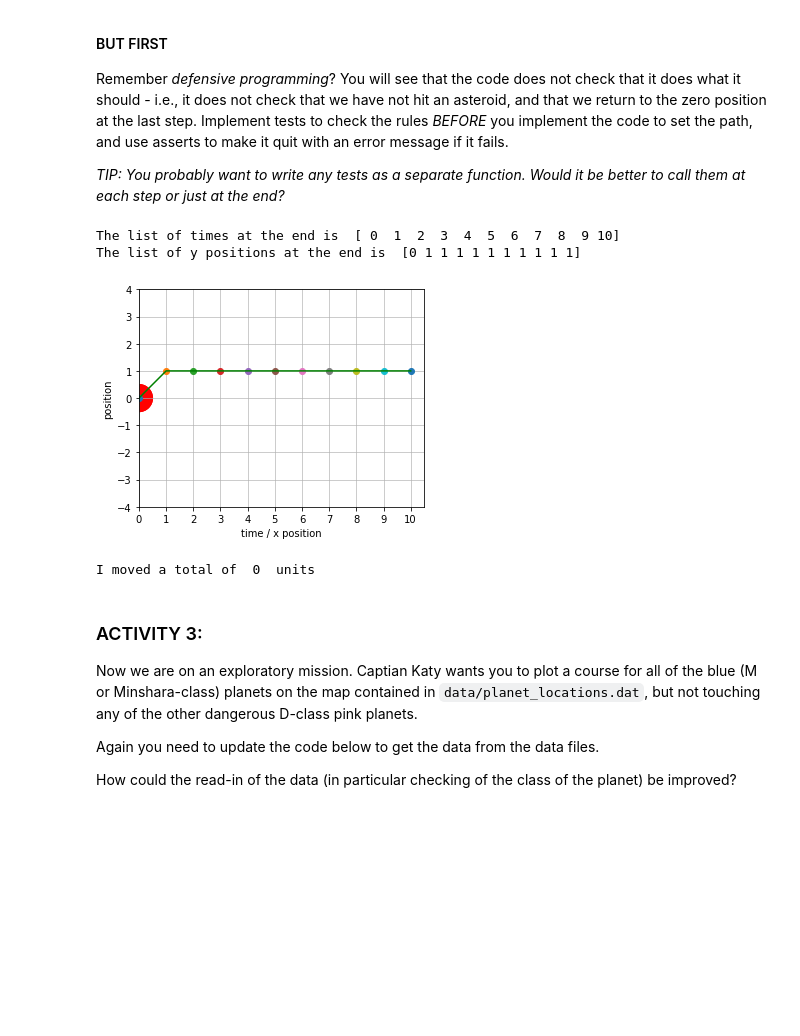
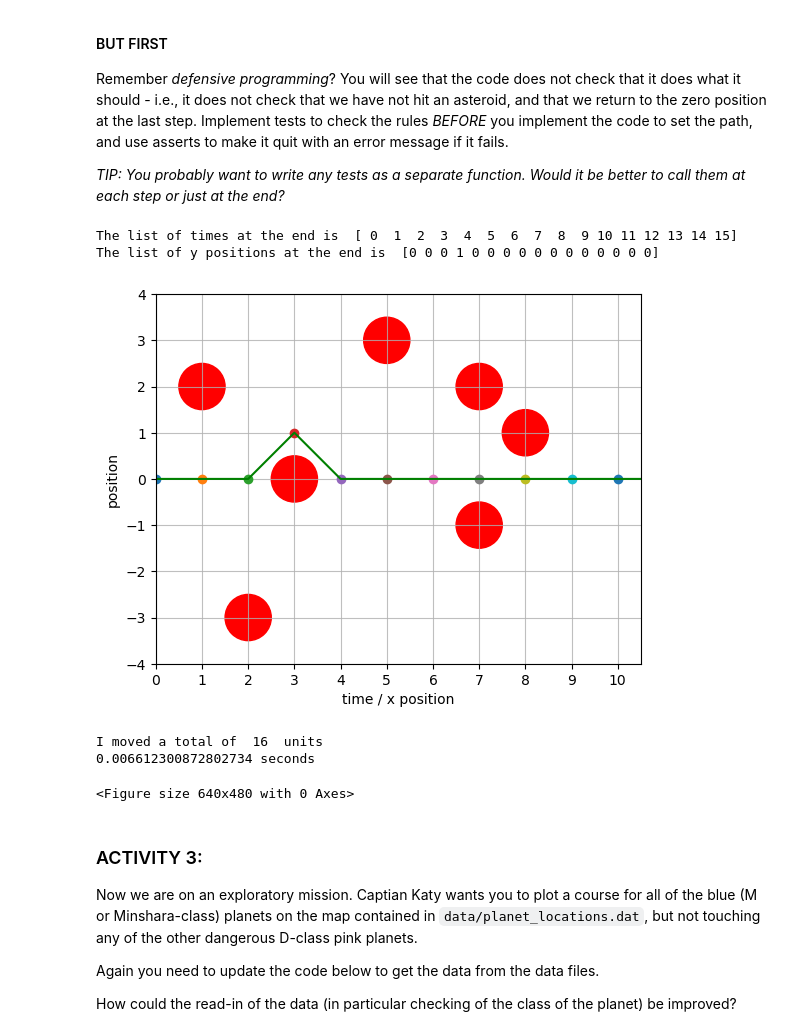
Before and after one commit to KAClough/TopicsInSciComp, a Jupyter notebook: Notebooks/Week2_LabExercises.ipynb, the cells around one changed output. Drawn from its saved outputs; the diff is of its cells as text; code cells hidden in the pictures; blank space fills up the shorter version.

```diff
--- a/Notebooks/Week2_LabExercises.ipynb
+++ b/Notebooks/Week2_LabExercises.ipynb
@@ -33,7 +33,7 @@ def plot_asteroid_field(ax) :
 
     # Mark the asteroid positions onto the plot - read in the data from data/asteroid_locations.dat
     # HINT: the function you need is called loadtxt
-    asteroid_locations= np.array([[0,0], [0,0]]) # UPDATE ME!
+    asteroid_locations= np.loadtxt("data/asteroid_locations.dat")
     for location in asteroid_locations :
         circle=plt.Circle(location, 0.5 , color='r')
         ax.add_artist(circle)
@@ -78,13 +78,16 @@ Remember *defensive programming*? You will see that the code does not check that
 *TIP: You probably want to write any tests as a separate function. Would it be better to call them at each step or just at the end?*
 # %%
 # Plot again the asteroid field, so that we can plot the path on top of it
-# plt.ion() # Make the plotting interactive so we can update the path as we fly
+import time
+plt.ion() # Make the plotting interactive so we can update the path as we fly
 fig = plt.figure()
 ax1 = plt.gcf().gca() #this stands for get current figure, get current axis
 plot_asteroid_field(ax1)
+total_distance_moved = 0
 
 # go through the list of times, where index is the index within the
 # list, and time_now is the entry at that index
+start = time.time()
 for index, time_now in enumerate(list_of_times) :
 
     # the list of things to do when at a certain time starts with an 'if'
@@ -94,44 +97,61 @@ for index, time_now in enumerate(list_of_times) :
 
     # alternative option denoted by 'elif' (= else if)
     # ie, if the time is between 1 and 3
-    elif (time_now > 0 and time_now < 2) :
-        step_size = 1
+    elif (time_now < 2) :
+        step_size = 0
         # moving y position by the step size
         list_of_y_positions[index] = list_of_y_positions[index - 1] + step_size
 
-    # UPDATE ME!
+    elif (time_now > 2 and time_now < 4):
+        step_size = 1
+        list_of_y_positions[index] = list_of_y_positions[index - 1] + step_size
+
+    elif (time_now == 4):
+        step_size = -1
+        list_of_y_positions[index] = list_of_y_positions[index - 1] + step_size
     # Add more else if options here to cover all the times you need to move the ship
     # (Try to make this as minimal as possible, rather than writing one elif statement
     # per time step)
 
     # finally, give the default option for all other cases using 'else'
     else :
         # nothing happens at other times
         step_size = 0
         # moving y position by the step size
         list_of_y_positions[index] = list_of_y_positions[index - 1] + step_size
 
     position_now = list_of_y_positions[index]
     plt.plot(time_now, position_now, 'o')
+    total_distance_moved += 1
     #plt.pause(0.3) # This pause just slows down the plotting so it looks nicer
+end = time.time()
 
 print("The list of times at the end is ", list_of_times)
 print("The list of y positions at the end is ", list_of_y_positions)
 
 plt.plot(list_of_times, list_of_y_positions, 'g-')
 plt.show()
 
 # Uncomment to save the figure
-# plt.savefig("flight_path.png")
+plt.savefig("flight_path.png")
 
 # Print out some information
-total_distance_moved = 0 # UPDATE ME!
+#total_distance_moved = np.sum(list_of_y_positions) # aim to get down to 5 -move diagonally
 print("I moved a total of ", total_distance_moved, " units")
+print(f'{end - start} seconds')
+#print(list_of_times)
+#print(time_now)
+#print(list_of_y_positions)
+#print(step_size)
+#print(position_now)
+#print(time_now)
 # %% [output]
-The list of times at the end is  [ 0  1  2  3  4  5  6  7  8  9 10]
-The list of y positions at the end is  [0 1 1 1 1 1 1 1 1 1 1]
+The list of times at the end is  [ 0  1  2  3  4  5  6  7  8  9 10 11 12 13 14 15]
+The list of y positions at the end is  [0 0 0 1 0 0 0 0 0 0 0 0 0 0 0 0]
-[figure, old version]
+[figure, new version]
-I moved a total of  0  units
+I moved a total of  16  units
+0.006612300872802734 seconds
+<Figure size 640x480 with 0 Axes>
 # %% [markdown]
 ### ACTIVITY 3:
 
```
Also changed, not shown: parts of 3 cells of this notebook, 2 other files.
